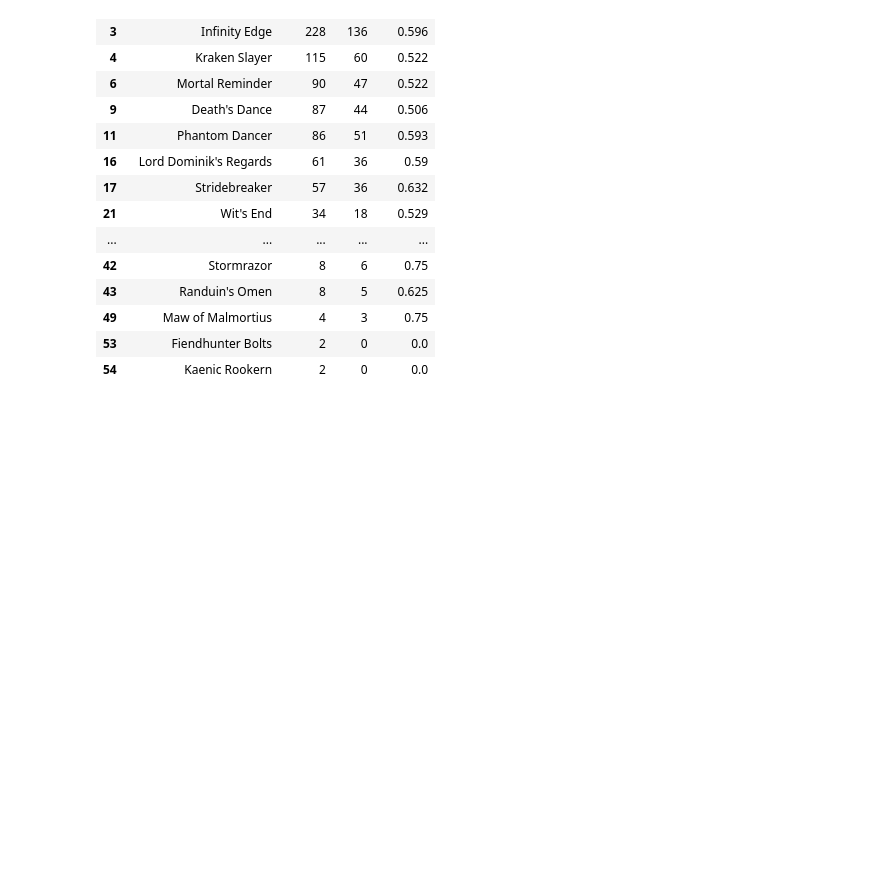
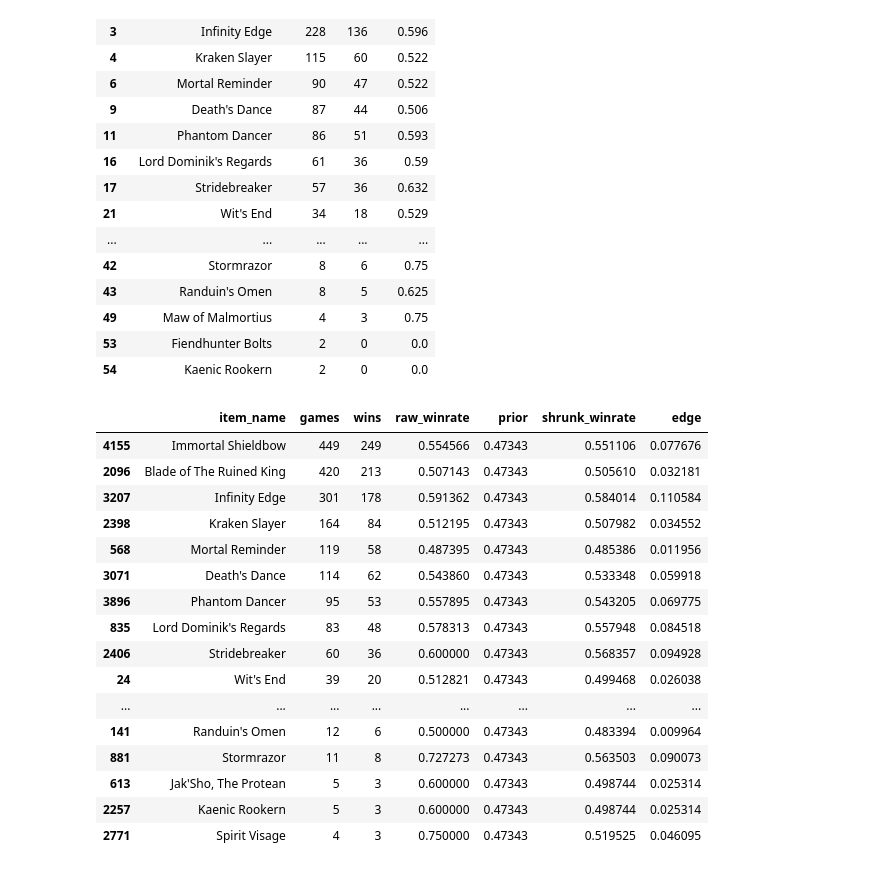
Before and after one commit to lyonstran/lol-matchup-analytics, a Jupyter notebook: notebooks/shrinkage.ipynb, the cells around one changed output. Cells and saved outputs as stored; diff of their text form; code cells hidden in the pictures; blank space fills up the shorter version.

```diff
--- a/notebooks/shrinkage.ipynb
+++ b/notebooks/shrinkage.ipynb
@@ -474,3 +474,44 @@ yasuo_completed[["item", "games", "wins", "winrate"]].head(20)
 | 49 | Maw of Malmortius | 4 | 3 | 0.75 |
 | 53 | Fiendhunter Bolts | 2 | 0 | 0.0 |
 | 54 | Kaenic Rookern | 2 | 0 | 0.0 |
+# %%
+import pandas as pd
+with psycopg.connect(url) as conn:
+    items = pd.read_sql("SELECT * FROM item_stats", conn)
+
+items["games"] = items["games"].astype(int)
+items["wins"] = items["wins"].astype(int)
+items["raw_winrate"] = items["wins"] / items["games"]
+
+# prior = champion's overall win rate (avg across lanes from baselines)
+champ_overall = baselines.groupby("champion").apply(
+    lambda g: (g["wins"].astype(int).sum() / g["games"].astype(int).sum())
+)
+items["prior"] = items["champion"].map(champ_overall).fillna(0.5)
+
+k = 20.0
+items["shrunk_winrate"] = (items["wins"] + k * items["prior"]) / (items["games"] + k)
+items["edge"] = items["shrunk_winrate"] - items["prior"]
+
+# your champion, shrunk — watch the noisy tail collapse
+items[items["champion"] == "Yasuo"].sort_values("games", ascending=False)[
+    ["item_name","games","wins","raw_winrate","prior","shrunk_winrate","edge"]
+].head(20)
+# %% [output]
+|  | item_name | games | wins | raw_winrate | prior | shrunk_winrate | edge |
+| 4155 | Immortal Shieldbow | 449 | 249 | 0.554566 | 0.47343 | 0.551106 | 0.077676 |
+| 2096 | Blade of The Ruined King | 420 | 213 | 0.507143 | 0.47343 | 0.505610 | 0.032181 |
+| 3207 | Infinity Edge | 301 | 178 | 0.591362 | 0.47343 | 0.584014 | 0.110584 |
+| 2398 | Kraken Slayer | 164 | 84 | 0.512195 | 0.47343 | 0.507982 | 0.034552 |
+| 568 | Mortal Reminder | 119 | 58 | 0.487395 | 0.47343 | 0.485386 | 0.011956 |
+| 3071 | Death's Dance | 114 | 62 | 0.543860 | 0.47343 | 0.533348 | 0.059918 |
+| 3896 | Phantom Dancer | 95 | 53 | 0.557895 | 0.47343 | 0.543205 | 0.069775 |
+| 835 | Lord Dominik's Regards | 83 | 48 | 0.578313 | 0.47343 | 0.557948 | 0.084518 |
+| 2406 | Stridebreaker | 60 | 36 | 0.600000 | 0.47343 | 0.568357 | 0.094928 |
+| 24 | Wit's End | 39 | 20 | 0.512821 | 0.47343 | 0.499468 | 0.026038 |
+| ... | ... | ... | ... | ... | ... | ... | ... |
+| 141 | Randuin's Omen | 12 | 6 | 0.500000 | 0.47343 | 0.483394 | 0.009964 |
+| 881 | Stormrazor | 11 | 8 | 0.727273 | 0.47343 | 0.563503 | 0.090073 |
+| 613 | Jak'Sho, The Protean | 5 | 3 | 0.600000 | 0.47343 | 0.498744 | 0.025314 |
+| 2257 | Kaenic Rookern | 5 | 3 | 0.600000 | 0.47343 | 0.498744 | 0.025314 |
+| 2771 | Spirit Visage | 4 | 3 | 0.750000 | 0.47343 | 0.519525 | 0.046095 |
```
Also changed, not shown: 7 other files.
